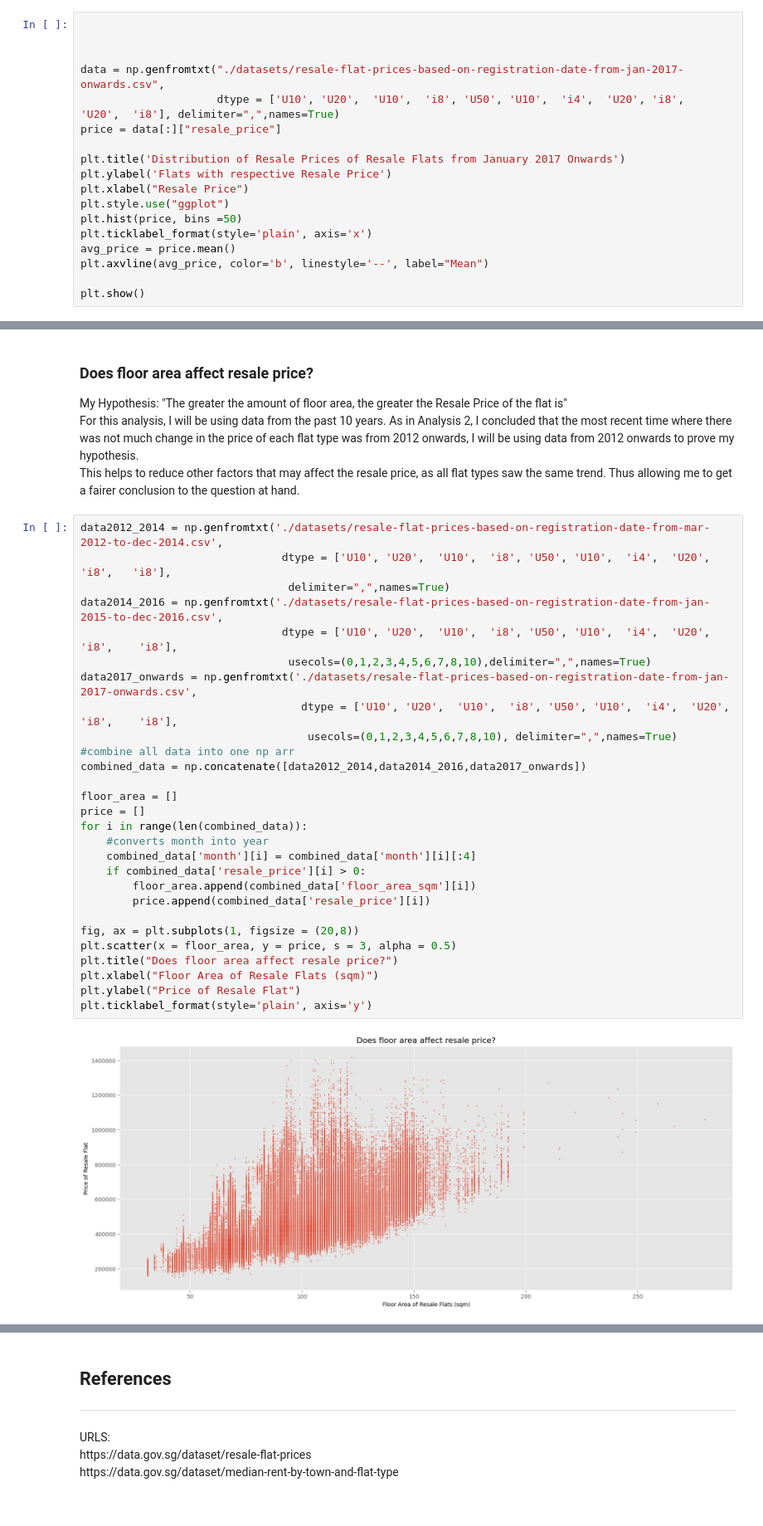
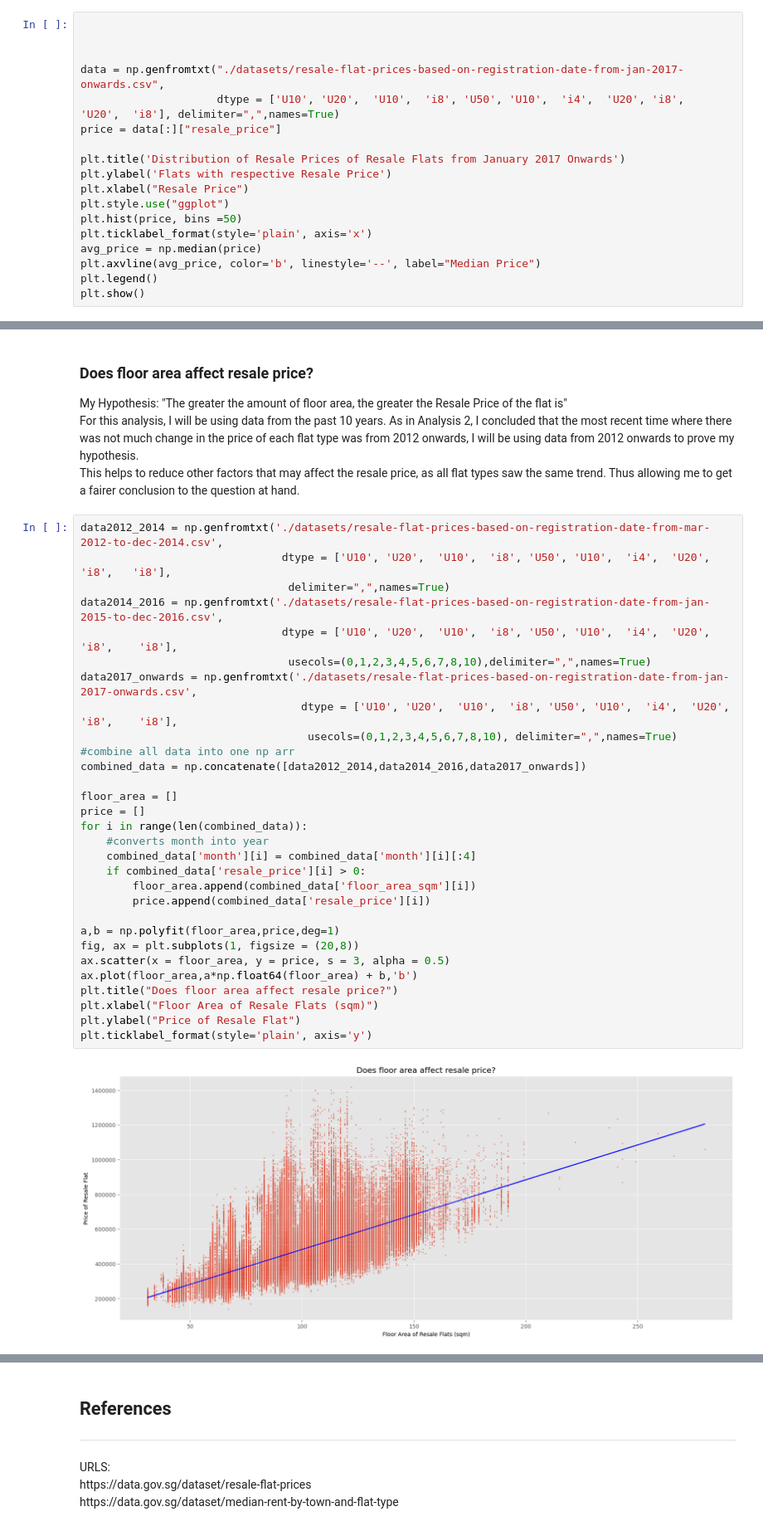
Before and after one commit to Kellories/PDS-CA01, a Jupyter notebook: CA01.ipynb, the cells around one changed output, grey strips where cells are left out. Shown: that part at 83% size. Cells and saved outputs as stored; diff of their text form.

```diff
--- a/CA01.ipynb
+++ b/CA01.ipynb
@@ -26,8 +28,8 @@ plt.xlabel("Resale Price")
 plt.style.use("ggplot")
 plt.hist(price, bins =50)
 plt.ticklabel_format(style='plain', axis='x')
-avg_price = price.mean()
-plt.axvline(avg_price, color='b', linestyle='--', label="Mean")
-
+avg_price = np.median(price)
+plt.axvline(avg_price, color='b', linestyle='--', label="Median Price")
+plt.legend()
 plt.show()
 # %% [output]
@@ -202,30 +204,32 @@ As in Analysis 2, I concluded that the most recent time where there was not much
 # %%
 data2012_2014 = np.genfromtxt('./datasets/resale-flat-prices-based-on-registration-date-from-mar-2012-to-dec-2014.csv',
                                dtype = ['U10', 'U20',  'U10',  'i8', 'U50', 'U10',  'i4',  'U20', 'i8',   'i8'],
                                 delimiter=",",names=True)
 data2014_2016 = np.genfromtxt('./datasets/resale-flat-prices-based-on-registration-date-from-jan-2015-to-dec-2016.csv',
                                dtype = ['U10', 'U20',  'U10',  'i8', 'U50', 'U10',  'i4',  'U20', 'i8',    'i8'],
                                 usecols=(0,1,2,3,4,5,6,7,8,10),delimiter=",",names=True)
 data2017_onwards = np.genfromtxt('./datasets/resale-flat-prices-based-on-registration-date-from-jan-2017-onwards.csv',
                                   dtype = ['U10', 'U20',  'U10',  'i8', 'U50', 'U10',  'i4',  'U20', 'i8',    'i8'],
                                    usecols=(0,1,2,3,4,5,6,7,8,10), delimiter=",",names=True)
 #combine all data into one np arr
 combined_data = np.concatenate([data2012_2014,data2014_2016,data2017_onwards])
 
 floor_area = []
 price = []
 for i in range(len(combined_data)):
     #converts month into year
     combined_data['month'][i] = combined_data['month'][i][:4]
     if combined_data['resale_price'][i] > 0:
         floor_area.append(combined_data['floor_area_sqm'][i])
         price.append(combined_data['resale_price'][i])
 
+a,b = np.polyfit(floor_area,price,deg=1)
 fig, ax = plt.subplots(1, figsize = (20,8))
-plt.scatter(x = floor_area, y = price, s = 3, alpha = 0.5)
+ax.scatter(x = floor_area, y = price, s = 3, alpha = 0.5)
+ax.plot(floor_area,a*np.float64(floor_area) + b,'b')
 plt.title("Does floor area affect resale price?")
 plt.xlabel("Floor Area of Resale Flats (sqm)")
 plt.ylabel("Price of Resale Flat")
 plt.ticklabel_format(style='plain', axis='y')
 # %% [output]
-[figure, old version]
+[figure, new version]
```
Also changed, not shown: parts of 7 cells of this notebook.
